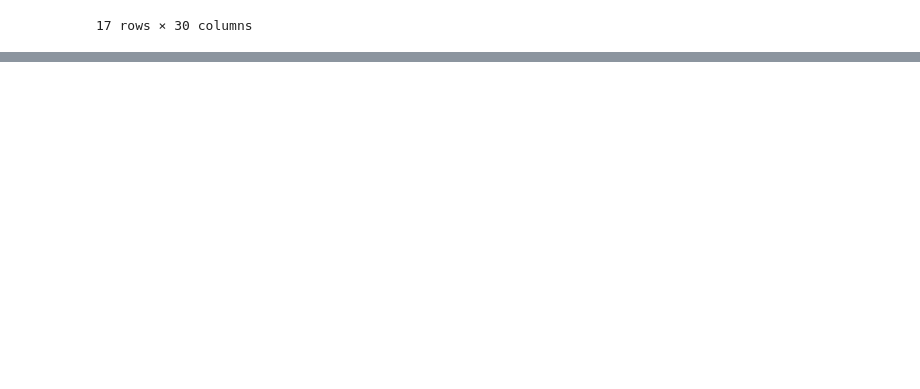
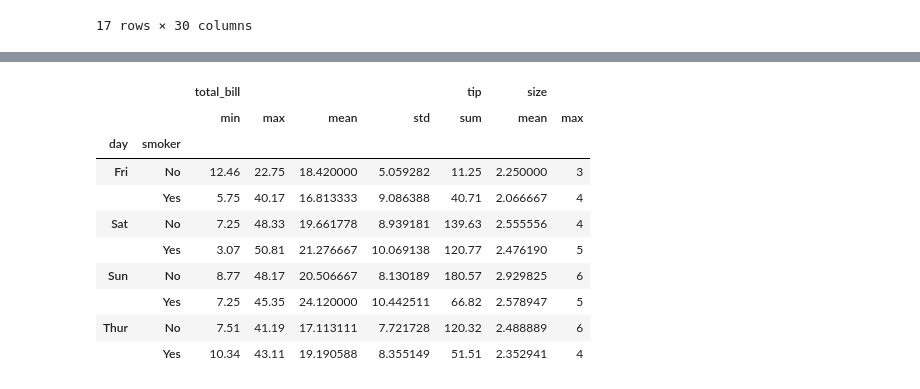
Before and after one commit to deepcloudlabs/dcl702-2020-sep-16, a Jupyter notebook: module09-data.aggregation.and.grouping/exercises.ipynb, the cells around one changed output, grey strips where cells are left out. Saved outputs shown, nothing was run; the diff lists cells and outputs as text; code cells hidden in the pictures; blank space fills up the shorter version.

```diff
--- a/module09-data.aggregation.and.grouping/exercises.ipynb
+++ b/module09-data.aggregation.and.grouping/exercises.ipynb
@@ -240,0 +266,2 @@ dtype: int64
+# %%
+tips = pd.read_csv('tips.csv')
@@ -240,0 +284,2 @@ dtype: int64
+# %%
+tips['tps_pct']=  tips['tip'] / tips['total_bill']
@@ -240,0 +302,2 @@ dtype: int64
+# %%
+group3 = tips.groupby(['day', 'smoker'])
@@ -240,0 +376,18 @@ dtype: int64
+# %%
+group3.agg({
+    'total_bill': ['min', 'max', 'mean', 'std'],
+    'tip': ['sum'],
+    'size': ['mean', 'max']
+})
+# %% [output]
+|  |  | total_bill |  |  |  | tip | size |  |
+|  |  | min | max | mean | std | sum | mean | max |
+| day | smoker |  |  |  |  |  |  |  |
+| Fri | No | 12.46 | 22.75 | 18.420000 | 5.059282 | 11.25 | 2.250000 | 3 |
+|  | Yes | 5.75 | 40.17 | 16.813333 | 9.086388 | 40.71 | 2.066667 | 4 |
+| Sat | No | 7.25 | 48.33 | 19.661778 | 8.939181 | 139.63 | 2.555556 | 4 |
+|  | Yes | 3.07 | 50.81 | 21.276667 | 10.069138 | 120.77 | 2.476190 | 5 |
+| Sun | No | 8.77 | 48.17 | 20.506667 | 8.130189 | 180.57 | 2.929825 | 6 |
+|  | Yes | 7.25 | 45.35 | 24.120000 | 10.442511 | 66.82 | 2.578947 | 5 |
+| Thur | No | 7.51 | 41.19 | 17.113111 | 7.721728 | 120.32 | 2.488889 | 6 |
+|  | Yes | 10.34 | 43.11 | 19.190588 | 8.355149 | 51.51 | 2.352941 | 4 |
```
Also changed, not shown: parts of 28 cells of this notebook, 2 other files.
